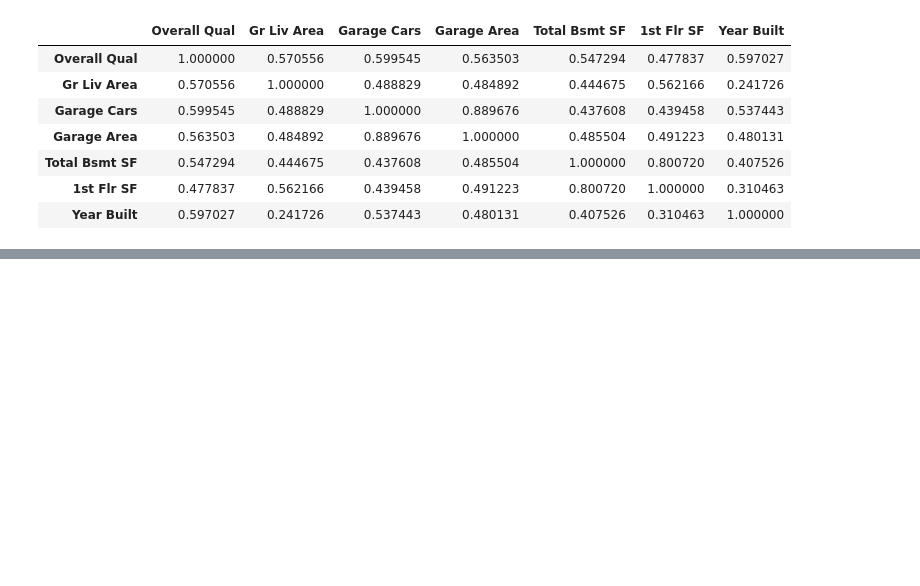
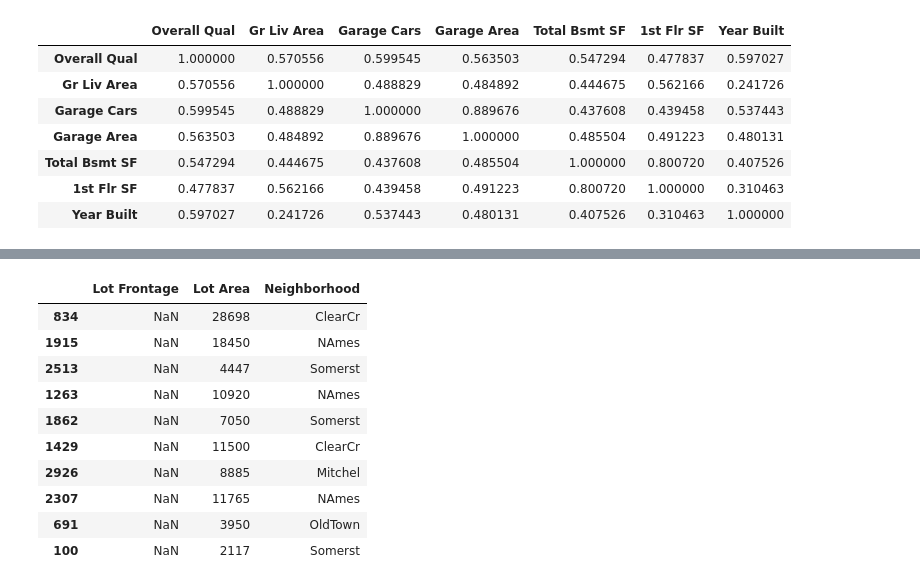
Before and after one commit to romans0506/house-price-prediction, a Jupyter notebook: notebooks/01_eda.ipynb, the cells around one changed output, grey strips where cells are left out. Cells and saved outputs as stored; diff of their text form; code cells hidden in the pictures; blank space fills up the shorter version.

```diff
--- a/notebooks/01_eda.ipynb
+++ b/notebooks/01_eda.ipynb
@@ -391,0 +561,16 @@ df[[
+# %%
+X_train[X_train["Lot Frontage"].isnull()][
+    ["Lot Frontage", "Lot Area", "Neighborhood"]
+].head(10)
+# %% [output]
+|  | Lot Frontage | Lot Area | Neighborhood |
+| 834 | NaN | 28698 | ClearCr |
+| 1915 | NaN | 18450 | NAmes |
+| 2513 | NaN | 4447 | Somerst |
+| 1263 | NaN | 10920 | NAmes |
+| 1862 | NaN | 7050 | Somerst |
+| 1429 | NaN | 11500 | ClearCr |
+| 2926 | NaN | 8885 | Mitchel |
+| 2307 | NaN | 11765 | NAmes |
+| 691 | NaN | 3950 | OldTown |
+| 100 | NaN | 2117 | Somerst |
```
Also changed, not shown: parts of 77 cells of this notebook.
